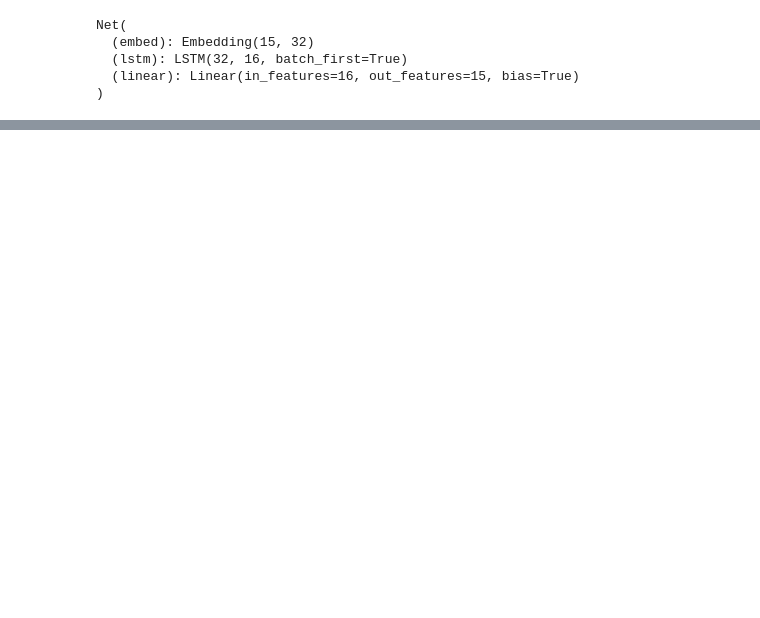
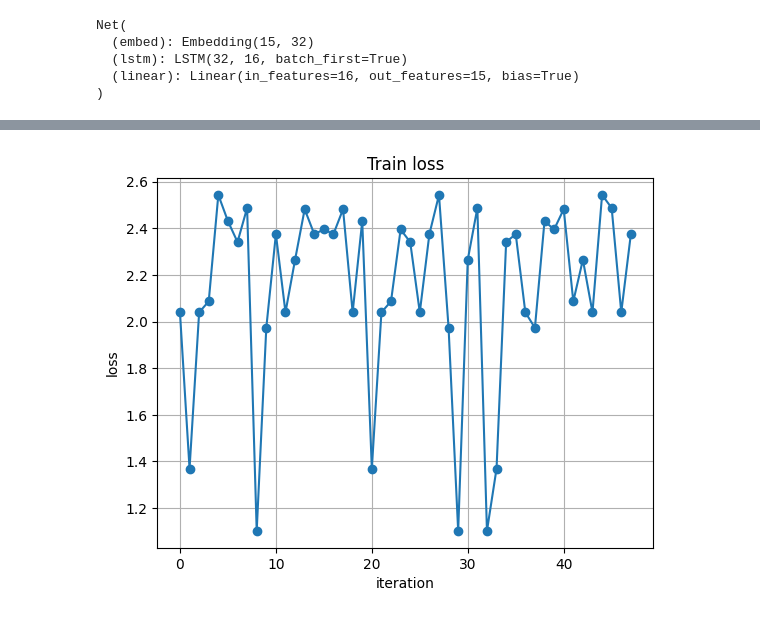
Before and after one commit to Jeniamakarchik/DeepLearning_VU, a Jupyter notebook: part2.ipynb, the cells around one changed output, grey strips where cells are left out. Cells and saved outputs as stored; diff of their text form; code cells hidden in the pictures; blank space fills up the shorter version.

```diff
--- a/part2.ipynb
+++ b/part2.ipynb
@@ -221,2 +210,0 @@ batches[0].size()[-1]
-# %%
-criterion = nn.CrossEntropyLoss(reduction='sum')
@@ -297,0 +300,9 @@ AttributeError: 'list' object has no attribute 'size'
+# %%
+plt.plot(metrics['loss_history_per_token'], marker='o')
+plt.xlabel('iteration')
+plt.ylabel('loss')
+plt.title('Train loss')
+plt.grid()
+plt.show()
+# %% [output]
+[figure, added]
```
Also changed, not shown: parts of 24 cells of this notebook.
